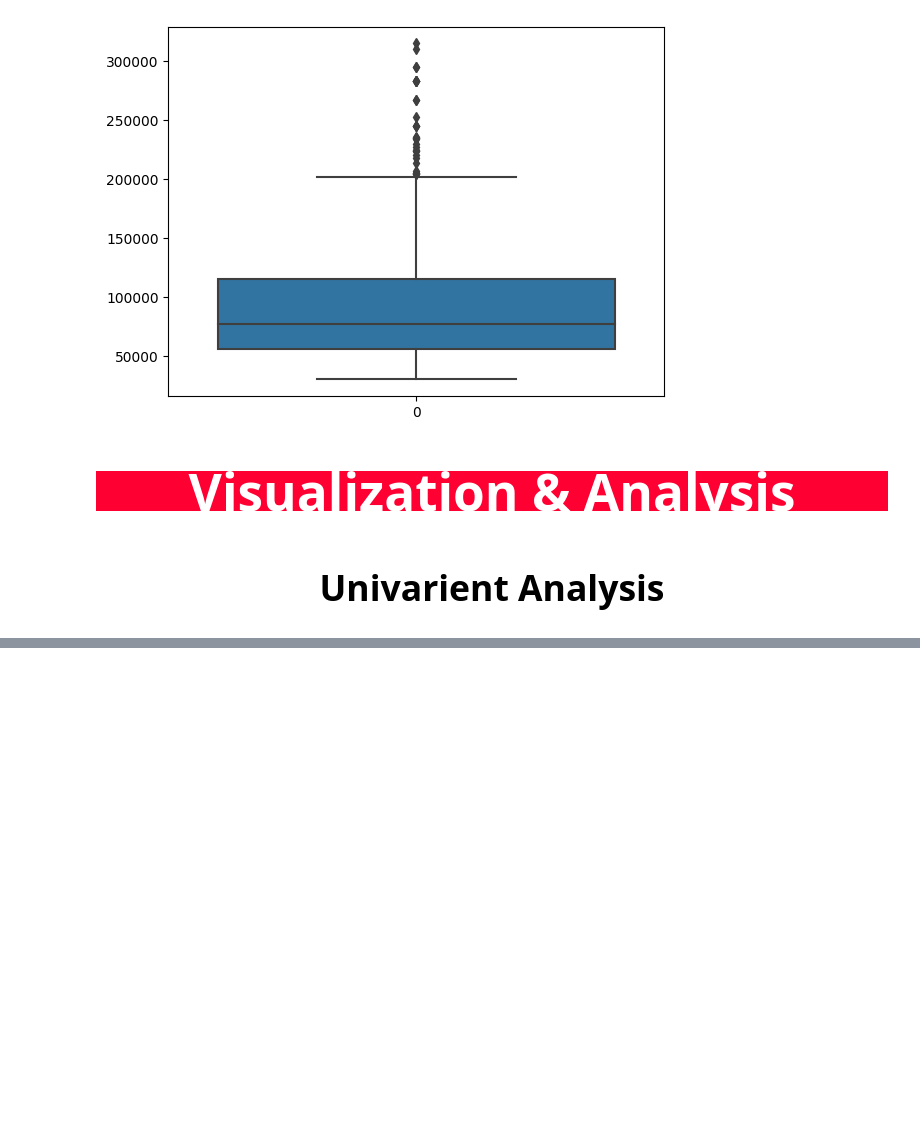
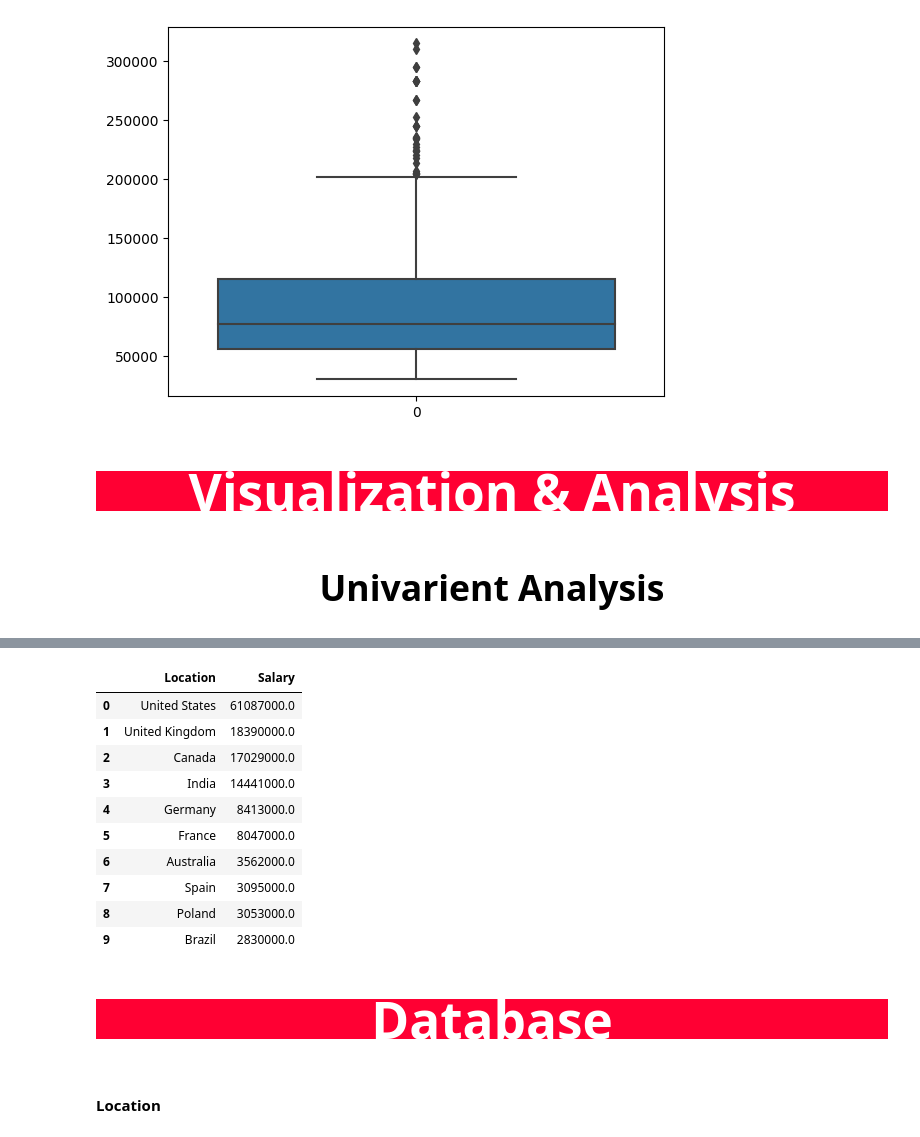
Before and after one commit to Midofd/Analysis-employment-opportunities, a Jupyter notebook: src/main.ipynb, the cells around one changed output, grey strips where cells are left out. Saved outputs shown, nothing was run; the diff lists cells and outputs as text; code cells hidden in the pictures; blank space fills up the shorter version.

```diff
--- a/src/main.ipynb
+++ b/src/main.ipynb
@@ -276,0 +290,14 @@ px.scatter(df[df['Job Title'] in list(df['Job Title'].value_counts().nlargest(5)
+# %%
+df[df['Location']!='REMOTE'].groupby('Location')['Salary'].sum().nlargest(10).reset_index()
+# %% [output]
+|  | Location | Salary |
+| 0 | United States | 61087000.0 |
+| 1 | United Kingdom | 18390000.0 |
+| 2 | Canada | 17029000.0 |
+| 3 | India | 14441000.0 |
+| 4 | Germany | 8413000.0 |
+| 5 | France | 8047000.0 |
+| 6 | Australia | 3562000.0 |
+| 7 | Spain | 3095000.0 |
+| 8 | Poland | 3053000.0 |
+| 9 | Brazil | 2830000.0 |
@@ -276,0 +306,2 @@ px.scatter(df[df['Job Title'] in list(df['Job Title'].value_counts().nlargest(5)
+# %% [markdown]
+# <div style="text-align:center;color:#FFF;background-color:#F03;height:120px"> <h1>Database</h1></div>
@@ -276,0 +312,2 @@ px.scatter(df[df['Job Title'] in list(df['Job Title'].value_counts().nlargest(5)
+# %% [markdown]
+#### Location
```
Also changed, not shown: parts of 29 cells of this notebook, 6 other files.
